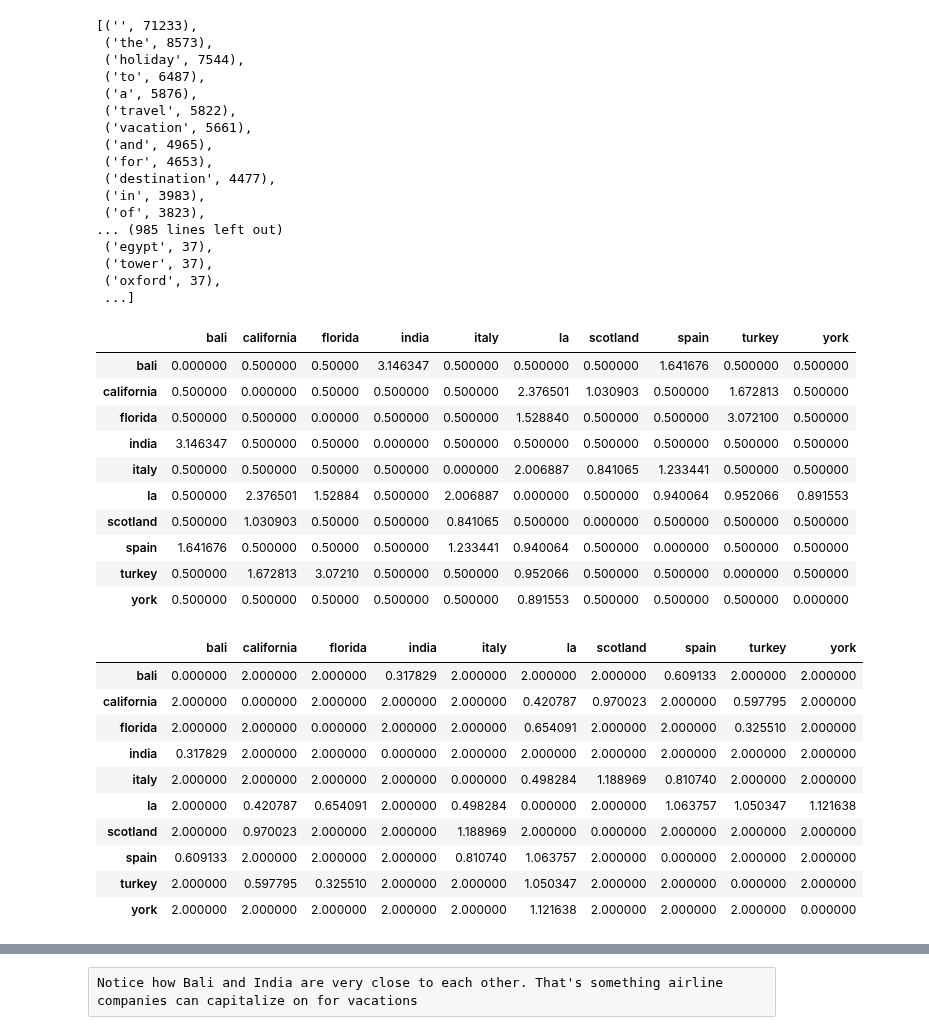
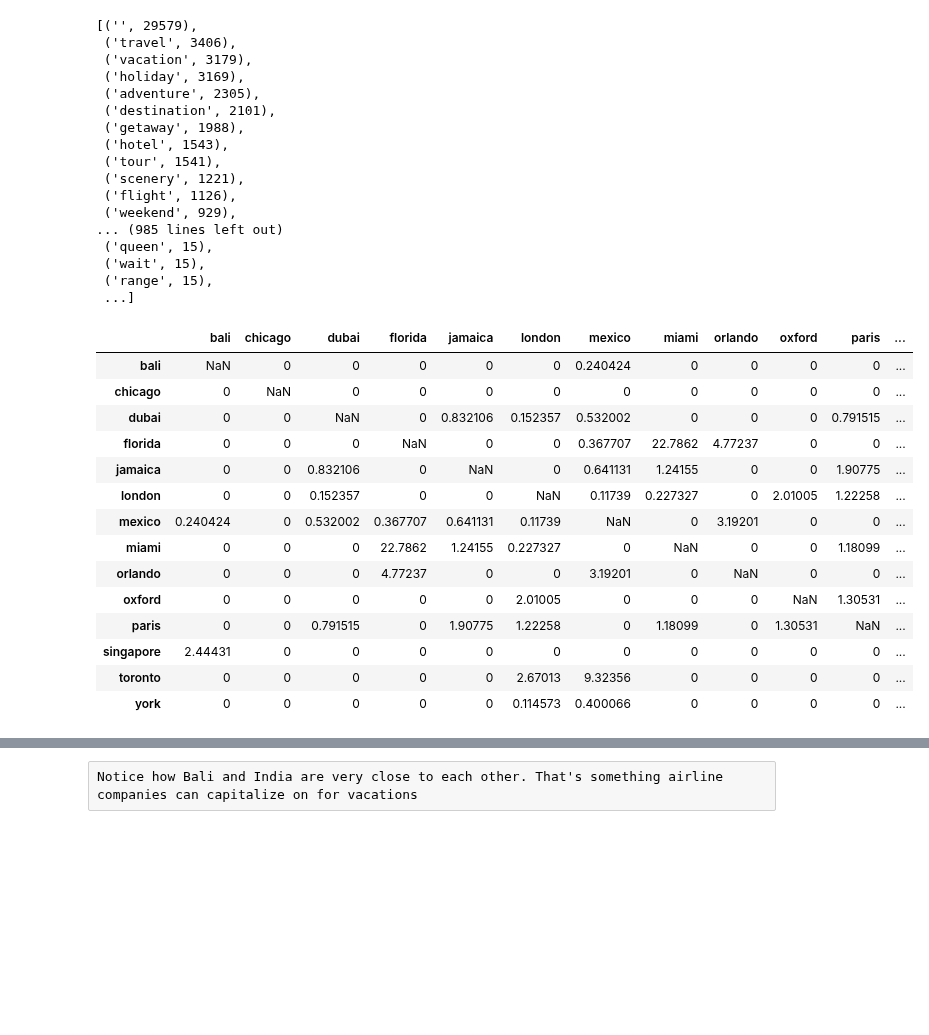
Before and after one commit to abhi-vik/ugc-analytics, a Jupyter notebook: assignments/project/Lift_and_MDS.ipynb, the cells around one changed output, grey strips where cells are left out. Saved outputs shown, nothing was run; the diff lists cells and outputs as text; code cells hidden in the pictures; blank space fills up the shorter version.

```diff
--- a/assignments/project/Lift_and_MDS.ipynb
+++ b/assignments/project/Lift_and_MDS.ipynb
@@ -66,3 +118,5 @@ destinations.head()
+# %%
+destinations['replace_tweet'] = destinations['Tweet_Token_Stop_Words'].map(convert_same_all)
 # %%
 def word_freq(word_list):
     word_map = {}
@@ -74,22 +128,22 @@ def word_freq(word_list):
                 word_map.update({word : 1})
     return sorted(word_map.items(), key=lambda kv: kv[1],reverse=True)
 # %%
-word_freq(destinations["Tweet_Token_Stop_Words"])
+word_freq(destinations["replace_tweet"])
 # %% [output]
-[('', 71233),
- ('the', 8573),
- ('holiday', 7544),
- ('to', 6487),
- ('a', 5876),
- ('travel', 5822),
- ('vacation', 5661),
- ('and', 4965),
- ('for', 4653),
- ('destination', 4477),
- ('in', 3983),
- ('of', 3823),
+[('', 29579),
+ ('travel', 3406),
+ ('vacation', 3179),
+ ('holiday', 3169),
+ ('adventure', 2305),
+ ('destination', 2101),
+ ('getaway', 1988),
+ ('hotel', 1543),
+ ('tour', 1541),
+ ('scenery', 1221),
+ ('flight', 1126),
+ ('weekend', 929),
 ... (985 lines left out)
- ('egypt', 37),
- ('tower', 37),
- ('oxford', 37),
+ ('queen', 15),
+ ('wait', 15),
+ ('range', 15),
  ...]
@@ -122,37 +176,29 @@ topDestinationsList = list(top_destinations.columns)
+# %%
+top_destination_cities
+# %% [output]
+|  | bali | chicago | dubai | florida | jamaica | london | mexico | miami | orlando | oxford | paris | ... |
+| bali | NaN | 0 | 0 | 0 | 0 | 0 | 0.240424 | 0 | 0 | 0 | 0 | ... |
+| chicago | 0 | NaN | 0 | 0 | 0 | 0 | 0 | 0 | 0 | 0 | 0 | ... |
+| dubai | 0 | 0 | NaN | 0 | 0.832106 | 0.152357 | 0.532002 | 0 | 0 | 0 | 0.791515 | ... |
+| florida | 0 | 0 | 0 | NaN | 0 | 0 | 0.367707 | 22.7862 | 4.77237 | 0 | 0 | ... |
+| jamaica | 0 | 0 | 0.832106 | 0 | NaN | 0 | 0.641131 | 1.24155 | 0 | 0 | 1.90775 | ... |
+| london | 0 | 0 | 0.152357 | 0 | 0 | NaN | 0.11739 | 0.227327 | 0 | 2.01005 | 1.22258 | ... |
+| mexico | 0.240424 | 0 | 0.532002 | 0.367707 | 0.641131 | 0.11739 | NaN | 0 | 3.19201 | 0 | 0 | ... |
+| miami | 0 | 0 | 0 | 22.7862 | 1.24155 | 0.227327 | 0 | NaN | 0 | 0 | 1.18099 | ... |
+| orlando | 0 | 0 | 0 | 4.77237 | 0 | 0 | 3.19201 | 0 | NaN | 0 | 0 | ... |
+| oxford | 0 | 0 | 0 | 0 | 0 | 2.01005 | 0 | 0 | 0 | NaN | 1.30531 | ... |
+| paris | 0 | 0 | 0.791515 | 0 | 1.90775 | 1.22258 | 0 | 1.18099 | 0 | 1.30531 | NaN | ... |
+| singapore | 2.44431 | 0 | 0 | 0 | 0 | 0 | 0 | 0 | 0 | 0 | 0 | ... |
+| toronto | 0 | 0 | 0 | 0 | 0 | 2.67013 | 9.32356 | 0 | 0 | 0 | 0 | ... |
+| york | 0 | 0 | 0 | 0 | 0 | 0.114573 | 0.400066 | 0 | 0 | 0 | 0 | ... |
 # %%
 #Lets take care of the 0 scores by padding the lift values by 0.5
-floatdf = top_destinations.astype(float)
+floatdf = top_destination_cities.astype(float)
 floatdf = floatdf.add(0.5)
 np.fill_diagonal(floatdf.values, 0)
-floatdf
-# %% [output]
-|  | bali | california | florida | india | italy | la | scotland | spain | turkey | york |
-| bali | 0.000000 | 0.500000 | 0.50000 | 3.146347 | 0.500000 | 0.500000 | 0.500000 | 1.641676 | 0.500000 | 0.500000 |
-| california | 0.500000 | 0.000000 | 0.50000 | 0.500000 | 0.500000 | 2.376501 | 1.030903 | 0.500000 | 1.672813 | 0.500000 |
-| florida | 0.500000 | 0.500000 | 0.00000 | 0.500000 | 0.500000 | 1.528840 | 0.500000 | 0.500000 | 3.072100 | 0.500000 |
-| india | 3.146347 | 0.500000 | 0.50000 | 0.000000 | 0.500000 | 0.500000 | 0.500000 | 0.500000 | 0.500000 | 0.500000 |
-| italy | 0.500000 | 0.500000 | 0.50000 | 0.500000 | 0.000000 | 2.006887 | 0.841065 | 1.233441 | 0.500000 | 0.500000 |
-| la | 0.500000 | 2.376501 | 1.52884 | 0.500000 | 2.006887 | 0.000000 | 0.500000 | 0.940064 | 0.952066 | 0.891553 |
-| scotland | 0.500000 | 1.030903 | 0.50000 | 0.500000 | 0.841065 | 0.500000 | 0.000000 | 0.500000 | 0.500000 | 0.500000 |
-| spain | 1.641676 | 0.500000 | 0.50000 | 0.500000 | 1.233441 | 0.940064 | 0.500000 | 0.000000 | 0.500000 | 0.500000 |
-| turkey | 0.500000 | 1.672813 | 3.07210 | 0.500000 | 0.500000 | 0.952066 | 0.500000 | 0.500000 | 0.000000 | 0.500000 |
-| york | 0.500000 | 0.500000 | 0.50000 | 0.500000 | 0.500000 | 0.891553 | 0.500000 | 0.500000 | 0.500000 | 0.000000 |
 # %%
 dissimilarity_matrix = (1/floatdf).astype(float)
 np.fill_diagonal(dissimilarity_matrix.values, 0)
-dissimilarity_matrix
-# %% [output]
-|  | bali | california | florida | india | italy | la | scotland | spain | turkey | york |
-| bali | 0.000000 | 2.000000 | 2.000000 | 0.317829 | 2.000000 | 2.000000 | 2.000000 | 0.609133 | 2.000000 | 2.000000 |
-| california | 2.000000 | 0.000000 | 2.000000 | 2.000000 | 2.000000 | 0.420787 | 0.970023 | 2.000000 | 0.597795 | 2.000000 |
-| florida | 2.000000 | 2.000000 | 0.000000 | 2.000000 | 2.000000 | 0.654091 | 2.000000 | 2.000000 | 0.325510 | 2.000000 |
-| india | 0.317829 | 2.000000 | 2.000000 | 0.000000 | 2.000000 | 2.000000 | 2.000000 | 2.000000 | 2.000000 | 2.000000 |
-| italy | 2.000000 | 2.000000 | 2.000000 | 2.000000 | 0.000000 | 0.498284 | 1.188969 | 0.810740 | 2.000000 | 2.000000 |
-| la | 2.000000 | 0.420787 | 0.654091 | 2.000000 | 0.498284 | 0.000000 | 2.000000 | 1.063757 | 1.050347 | 1.121638 |
-| scotland | 2.000000 | 0.970023 | 2.000000 | 2.000000 | 1.188969 | 2.000000 | 0.000000 | 2.000000 | 2.000000 | 2.000000 |
-| spain | 0.609133 | 2.000000 | 2.000000 | 2.000000 | 0.810740 | 1.063757 | 2.000000 | 0.000000 | 2.000000 | 2.000000 |
-| turkey | 2.000000 | 0.597795 | 0.325510 | 2.000000 | 2.000000 | 1.050347 | 2.000000 | 2.000000 | 0.000000 | 2.000000 |
-| york | 2.000000 | 2.000000 | 2.000000 | 2.000000 | 2.000000 | 1.121638 | 2.000000 | 2.000000 | 2.000000 | 0.000000 |
 # %%
 # Plotting MDS plot
 seed = np.random.RandomState(seed=3)
```
Also changed, not shown: parts of 27 cells of this notebook, 1 other file.
